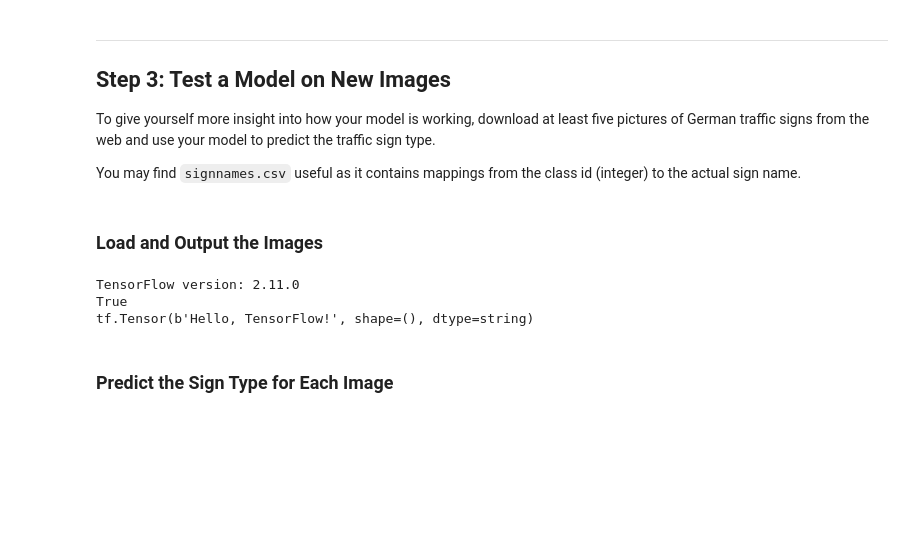
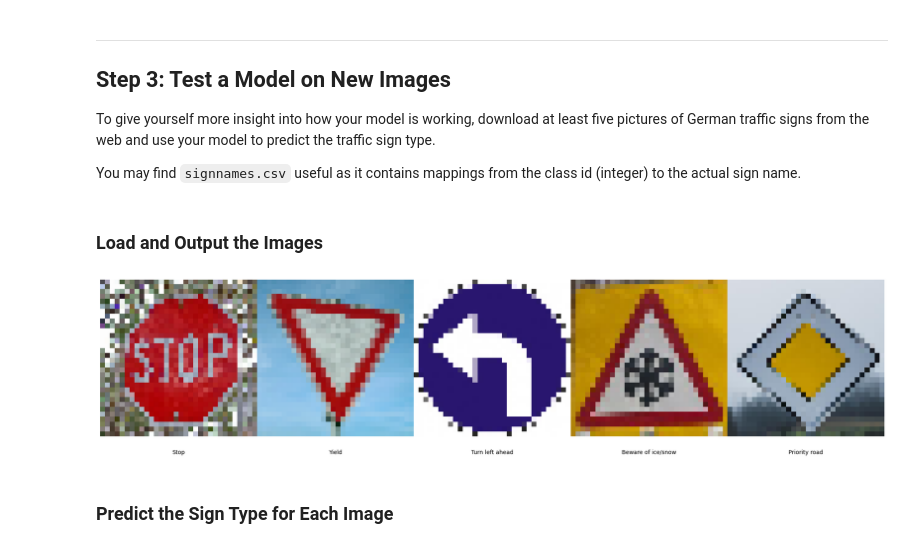
Before and after one commit to alexstelya/CarND-Traffic-Sign-Classifier-Project, a Jupyter notebook: Traffic_Sign_Classifier.ipynb, the cells around one changed output. Saved outputs shown, nothing was run; the diff lists cells and outputs as text; code cells hidden in the pictures; blank space fills up the shorter version.

```diff
--- a/Traffic_Sign_Classifier.ipynb
+++ b/Traffic_Sign_Classifier.ipynb
@@ -189,15 +359,41 @@ You may find `signnames.csv` useful as it contains mappings from the class id (i
-# %%
-import tensorflow as tf
-
-print("TensorFlow version:", tf.__version__)
-
-hello = tf.constant("Hello, TensorFlow!")
-print(tf.executing_eagerly())
-print(hello)
-# %% [output]
-TensorFlow version: 2.11.0
-True
-tf.Tensor(b'Hello, TensorFlow!', shape=(), dtype=string)
+# %%
+### Load the images and plot them here.
+### Feel free to use as many code cells as needed.
+import cv2
+import glob
+import os
+
+my_images_folder = "test_images/"
+
+def import_images(folder):
+    images = []
+    images_names = []
+
+    for img in glob.glob(f'{folder}*.png'):
+        image = cv2.imread(img)
+        image_name = os.path.splitext(os.path.basename(img))[0].replace(":", "/")
+        images.append(image)
+        images_names.append(image_name)
+
+    return images, images_names
+
+def show_images(images, names):
+    fig, axs = plt.subplots(1, 5, figsize=(25, 6))
+    fig.subplots_adjust(hspace=.2, wspace=.001)
+    axs = axs.ravel()
+
+    for i, img in enumerate(images):
+        axs[i].axis('off')
+        axs[i].imshow(cv2.cvtColor(img, cv2.COLOR_BGR2RGB))
+        axs[i].text(0.5, -0.1, names[i], horizontalalignment='center',
+                verticalalignment='center', transform=axs[i].transAxes, fontsize=10)
+
+    plt.show()
+
+my_images, my_images_names = import_images(my_images_folder)
+show_images(my_images, my_images_names)
+# %% [output]
+[figure, added]
 # %% [markdown]
 ### Predict the Sign Type for Each Image
 # %%
```
Also changed, not shown: parts of 14 cells of this notebook, 16 other files.
